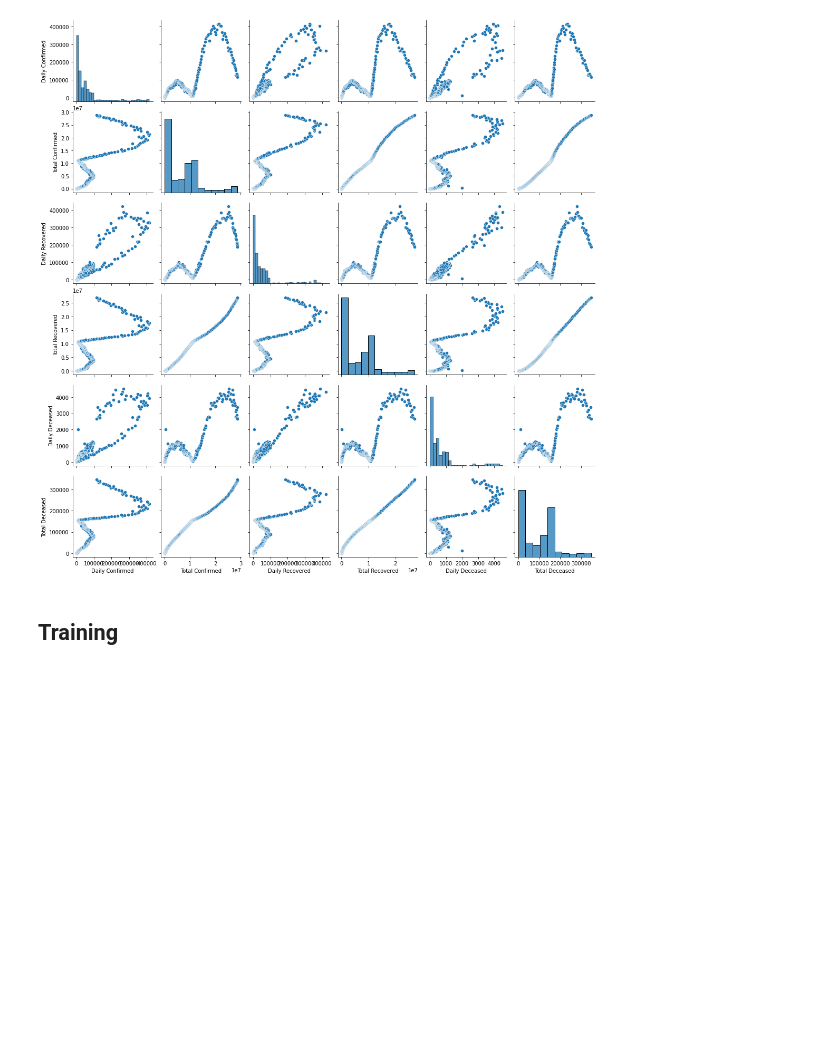
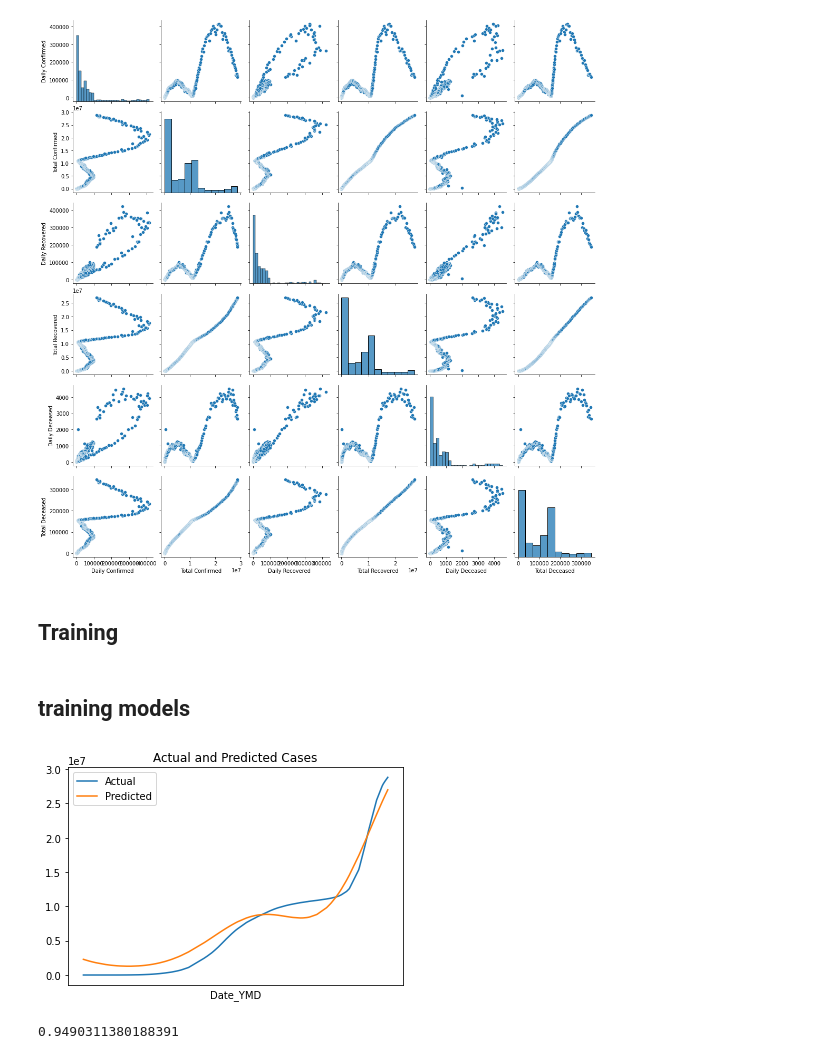
Before and after one commit to MaulikGupta/Covid19-india, a Jupyter notebook: infections.ipynb, the cells around one changed output. Saved outputs shown, nothing was run; the diff lists cells and outputs as text; code cells hidden in the pictures; blank space fills up the shorter version.

```diff
--- a/infections.ipynb
+++ b/infections.ipynb
@@ -61,0 +76,34 @@ sns.pairplot(data=data)
+# %%
+# converting date-string to date timestamp
+data['Date_YMD'] = pd.to_datetime(data["Date_YMD"])
+data['Date_YMD'] = data['Date_YMD'].map(dt.datetime.toordinal)
+# %%
+# Reading required data
+X = data.iloc[:, 1].values
+y = data.iloc[:, 3].values
+# %%
+X_train, X_test, y_train, y_test = train_test_split(data['Date_YMD'], y, test_size=0.2, random_state=0)
+X_train = X_train.to_numpy().reshape(-1, 1)
+X_test_reshaped = X_test.to_numpy().reshape(-1, 1)
+# %% [markdown]
+## training models
+# %%
+# Scaling current values down
+maxConfirmedCases = max(data['Total Confirmed'])
+maxDate = max(data['Date_YMD'])
+# %%
+# training model on normalized values
+svr_rbf.fit(X_train/maxDate, y_train/maxConfirmedCases)
+predicted_cases = svr_rbf.predict(X_test_reshaped/maxDate)
+# plotting test cases vs predicted cases
+sns.lineplot(x=X_test, y=y_test)
+sns.lineplot(x=X_test, y=predicted_cases*maxConfirmedCases)
+plt.legend(['Actual', 'Predicted'])
+plt.xticks([])
+plt.title('Actual and Predicted Cases')
+plt.show()
+# calculating accuracy of model
+svr_rbf.score(X_test_reshaped/maxDate, y_test/maxConfirmedCases)
+# %% [output]
+[figure, added]
+0.9490311380188391
```
Also changed, not shown: parts of 34 cells of this notebook.
